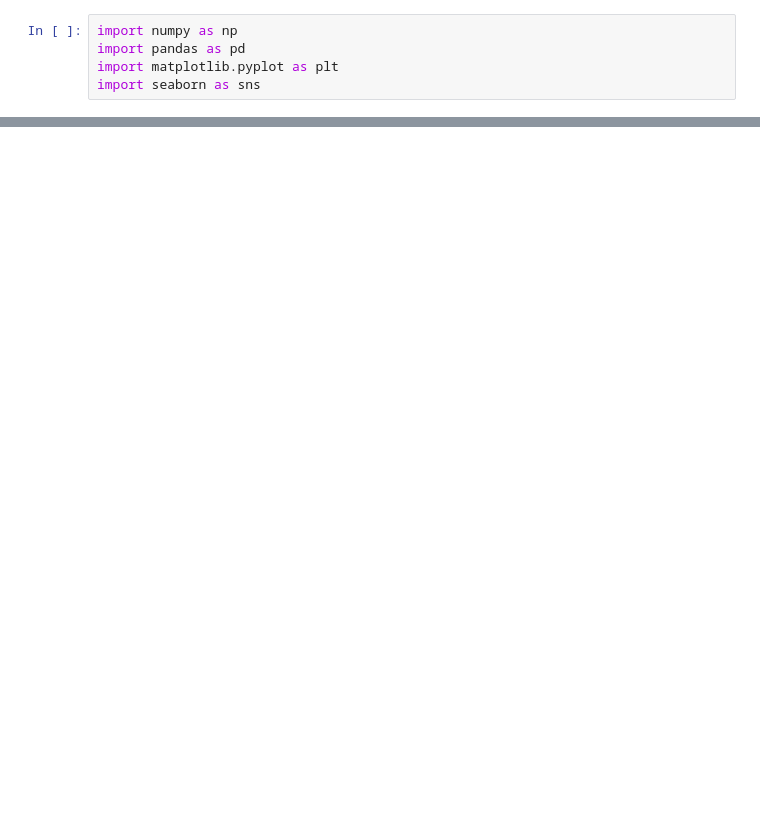
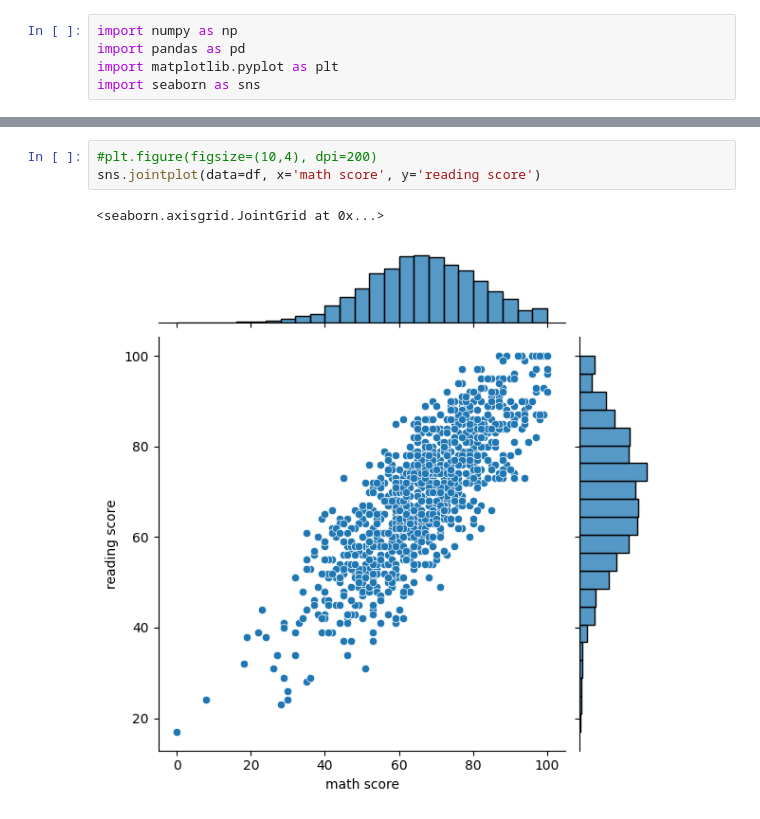
Before and after one commit to che711/DS_ML_course, a Jupyter notebook: lesson5_Seaborn/lesson5_comparison_plots.ipynb, the cells around one changed output, grey strips where cells are left out. Drawn from its saved outputs; the diff is of its cells as text; blank space fills up the shorter version.

```diff
--- a/lesson5_Seaborn/lesson5_comparison_plots.ipynb
+++ b/lesson5_Seaborn/lesson5_comparison_plots.ipynb
@@ -13,3 +13,9 @@ df.head()
 | 2 | female | group B | master's degree | standard | none | 90 | ... |
 | 3 | male | group A | associate's degree | free/reduced | none | 47 | ... |
 | 4 | male | group C | some college | standard | none | 76 | ... |
+# %%
+#plt.figure(figsize=(10,4), dpi=200)
+sns.jointplot(data=df, x='math score', y='reading score')
+# %% [output]
+<seaborn.axisgrid.JointGrid at 0x...>
+[figure, added]
```
Also changed, not shown: parts of 6 cells of this notebook.
